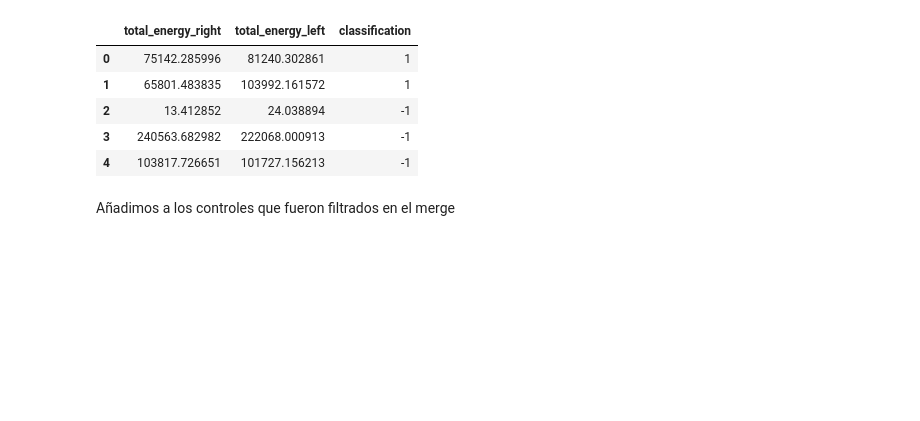
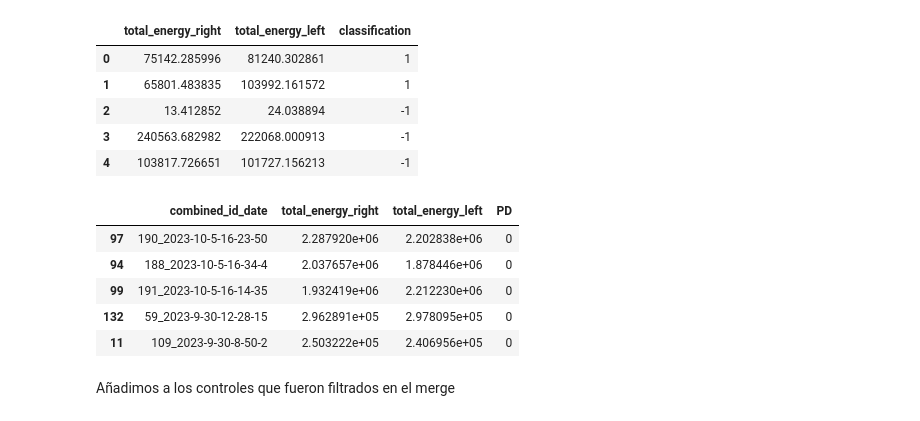
Before and after one commit to jose-2001/AIForIMUParkinsonData, a Jupyter notebook: notebooks/data_preparation/s1-preprocessing.ipynb, the cells around one changed output. Cells and saved outputs as stored; diff of their text form; code cells hidden in the pictures; blank space fills up the shorter version.

```diff
--- a/notebooks/data_preparation/s1-preprocessing.ipynb
+++ b/notebooks/data_preparation/s1-preprocessing.ipynb
@@ -246,6 +237,17 @@ merged_df.head()
 | 2 | 13.412852 | 24.038894 | -1 |
 | 3 | 240563.682982 | 222068.000913 | -1 |
 | 4 | 103817.726651 | 101727.156213 | -1 |
+# %%
+#revisión controles
+controls_energy_df_sorted = controls_energy_df.sort_values(by='total_energy_right', ascending=False)
+controls_energy_df_sorted.head()
+# %% [output]
+|  | combined_id_date | total_energy_right | total_energy_left | PD |
+| 97 | 190_2023-10-5-16-23-50 | 2.287920e+06 | 2.202838e+06 | 0 |
+| 94 | 188_2023-10-5-16-34-4 | 2.037657e+06 | 1.878446e+06 | 0 |
+| 99 | 191_2023-10-5-16-14-35 | 1.932419e+06 | 2.212230e+06 | 0 |
+| 132 | 59_2023-9-30-12-28-15 | 2.962891e+05 | 2.978095e+05 | 0 |
+| 11 | 109_2023-9-30-8-50-2 | 2.503222e+05 | 2.406956e+05 | 0 |
 # %% [markdown]
 Añadimos a los controles que fueron filtrados en el merge
 # %%
```
Also changed, not shown: parts of 3 cells of this notebook, 2 other files.
